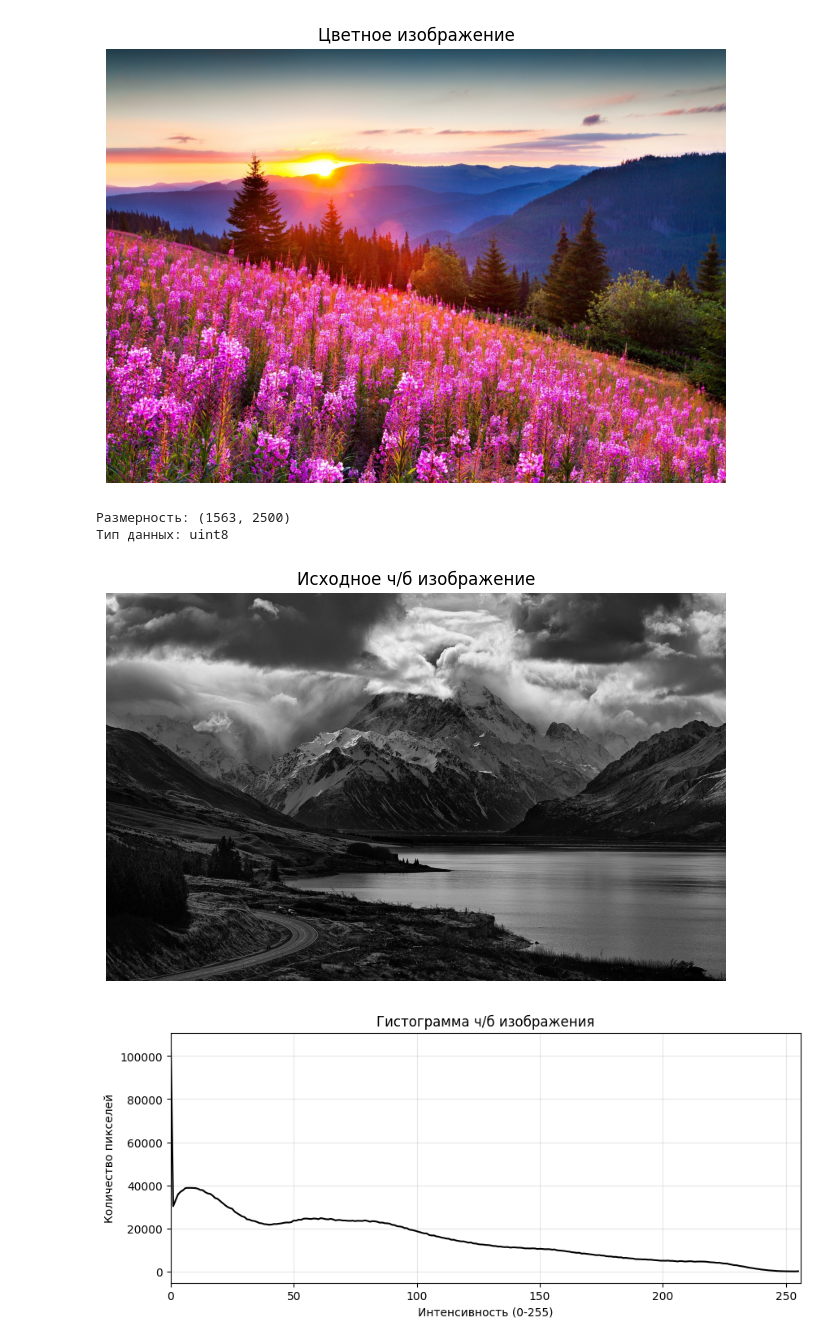
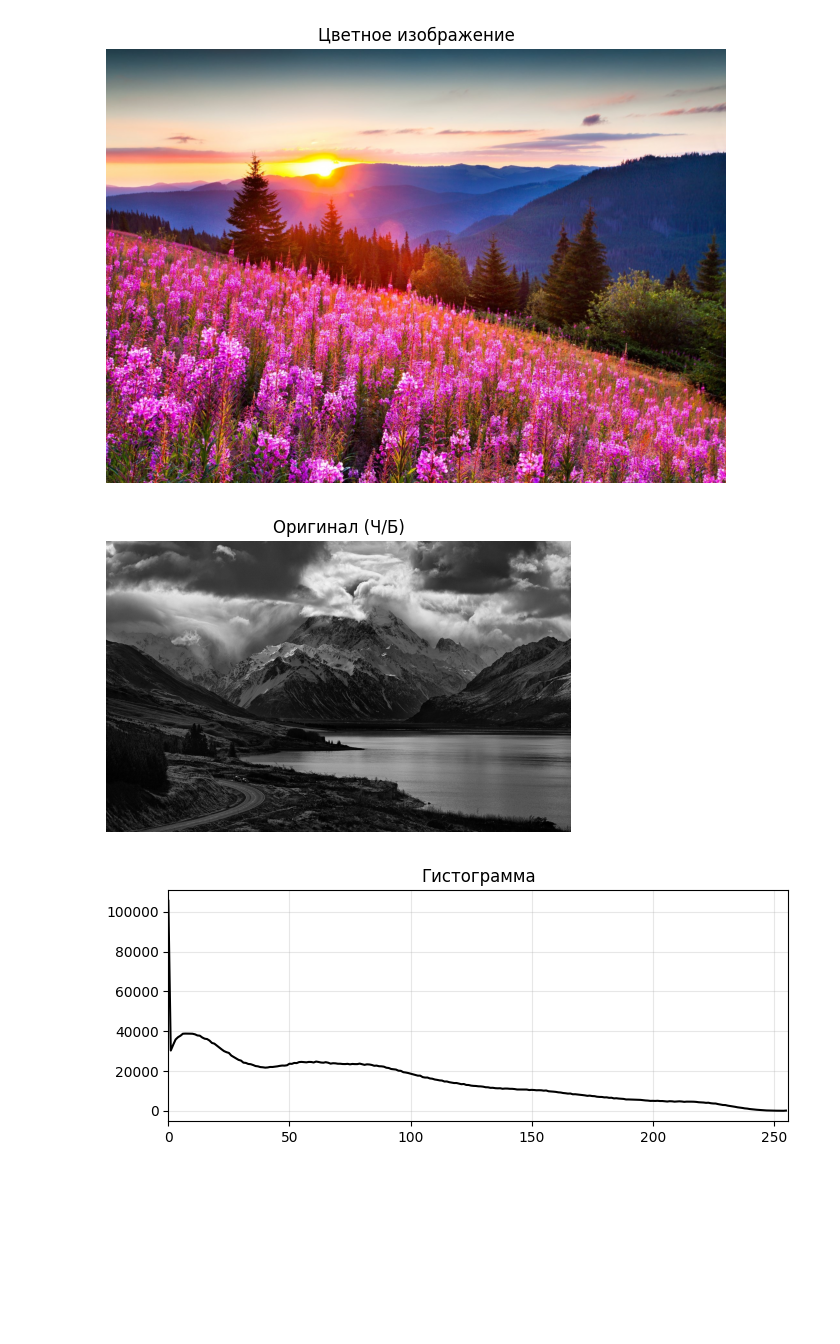
Before and after one commit to Fox666M/image-processing, a Jupyter notebook: Homework_1.ipynb, the cells around one changed output. Drawn from its saved outputs; the diff is of its cells as text; code cells hidden in the pictures; blank space fills up the shorter version.

```diff
--- a/Homework_1.ipynb
+++ b/Homework_1.ipynb
@@ -14,33 +14,28 @@ plt.axis('off')
 plt.show()
 # %% [output]
 [figure]
-# %%
-# 1. Загрузка ч/б изображения
-img_gray = cv2.imread('BWPeizazh.jpg', cv2.IMREAD_GRAYSCALE)
-
-print(f"Размерность: {img_gray.shape}")
-print(f"Тип данных: {img_gray.dtype}")
-
-plt.figure(figsize=(8, 6))
-plt.imshow(img_gray, cmap='gray')
-plt.title('Исходное ч/б изображение')
-plt.axis('off')
-plt.show()
-# %% [output]
-Размерность: (1563, 2500)
-Тип данных: uint8
-[figure, removed]
 # %%
+import cv2
+import numpy as np
+import matplotlib.pyplot as plt
+
+# 1. Загрузка изображения в оттенках серого
+img_gray = cv2.imread('BWPeizazh.jpg', cv2.IMREAD_GRAYSCALE)
+
+plt.figure(figsize=(6, 4))
+plt.imshow(img_gray, cmap='gray')
+plt.title('Оригинал (Ч/Б)')
+plt.axis('off')
+plt.show()
+
 # 2. Построение гистограммы
 hist, bins = np.histogram(img_gray.flatten(), 256, [0, 256])
-
-plt.figure(figsize=(10, 4))
+plt.figure(figsize=(8, 3))
 plt.plot(hist, color='black')
-plt.title('Гистограмма ч/б изображения')
-plt.xlabel('Интенсивность (0-255)')
-plt.ylabel('Количество пикселей')
+plt.title('Гистограмма')
+plt.xlim([0, 256])
 plt.grid(True, alpha=0.3)
-plt.xlim([0, 256])
 plt.show()
 # %% [output]
-[figure, old version]
+[figure, new version]
+[figure, added]
```
Also changed, not shown: parts of 7 cells of this notebook.
